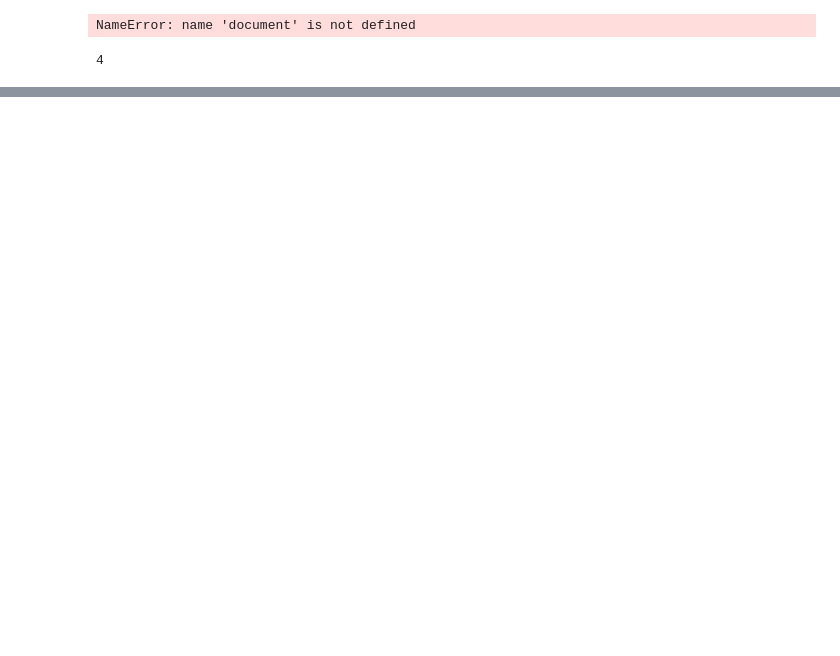
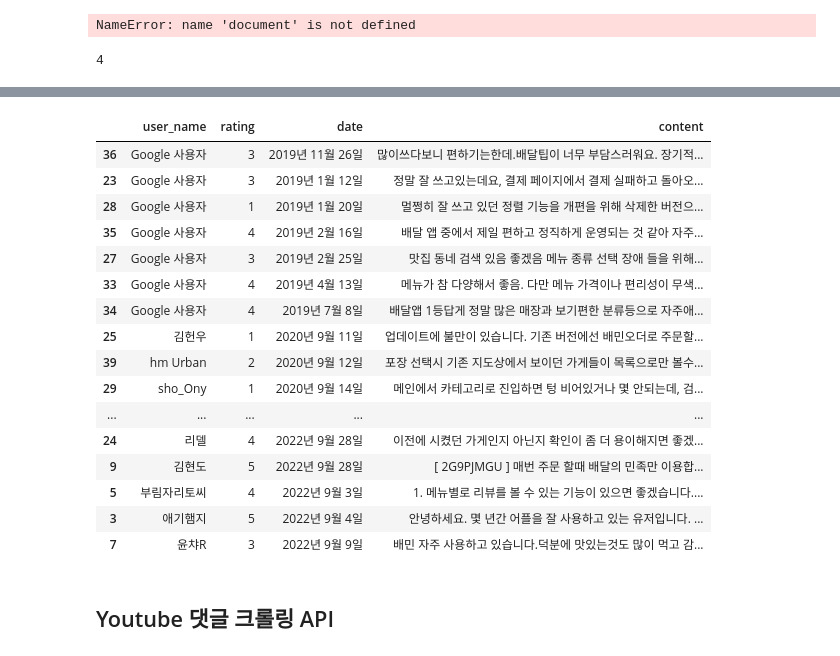
Before and after one commit to hotsun1508/DataAnalytics, a Jupyter notebook: day2_crawling/3.google_playstore.ipynb, the cells around one changed output, grey strips where cells are left out. Drawn from its saved outputs; the diff is of its cells as text; code cells hidden in the pictures; blank space fills up the shorter version.

```diff
--- a/day2_crawling/3.google_playstore.ipynb
+++ b/day2_crawling/3.google_playstore.ipynb
@@ -122,0 +363,22 @@ len(ls)
+# %%
+new_df.sort_values(by='date')
+# %% [output]
+|  | user_name | rating | date | content |
+| 36 | Google 사용자 | 3 | 2019년 11월 26일 | 많이쓰다보니 편하기는한데.배달팁이 너무 부담스러워요. 장기적... |
+| 23 | Google 사용자 | 3 | 2019년 1월 12일 | 정말 잘 쓰고있는데요, 결제 페이지에서 결제 실패하고 돌아오... |
+| 28 | Google 사용자 | 1 | 2019년 1월 20일 | 멀쩡히 잘 쓰고 있던 정렬 기능을 개편을 위해 삭제한 버전으... |
+| 35 | Google 사용자 | 4 | 2019년 2월 16일 | 배달 앱 중에서 제일 편하고 정직하게 운영되는 것 같아 자주... |
+| 27 | Google 사용자 | 3 | 2019년 2월 25일 | 맛집 동네 검색 있음 좋겠음 메뉴 종류 선택 장애 들을 위해... |
+| 33 | Google 사용자 | 4 | 2019년 4월 13일 | 메뉴가 참 다양해서 좋음. 다만 메뉴 가격이나 편리성이 무색... |
+| 34 | Google 사용자 | 4 | 2019년 7월 8일 | 배달앱 1등답게 정말 많은 매장과 보기편한 분류등으로 자주애... |
+| 25 | 김헌우 | 1 | 2020년 9월 11일 | 업데이트에 불만이 있습니다. 기존 버전에선 배민오더로 주문할... |
+| 39 | hm Urban | 2 | 2020년 9월 12일 | 포장 선택시 기존 지도상에서 보이던 가게들이 목록으로만 볼수... |
+| 29 | sho_Ony | 1 | 2020년 9월 14일 | 메인에서 카테고리로 진입하면 텅 비어있거나 몇 안되는데, 검... |
+| ... | ... | ... | ... | ... |
+| 24 | 리델 | 4 | 2022년 9월 28일 | 이전에 시켰던 가게인지 아닌지 확인이 좀 더 용이해지면 좋겠... |
+| 9 | 김현도 | 5 | 2022년 9월 28일 | [ 2G9PJMGU ] 매번 주문 할때 배달의 민족만 이용합... |
+| 5 | 부림자리토씨 | 4 | 2022년 9월 3일 | 1. 메뉴별로 리뷰를 볼 수 있는 기능이 있으면 좋겠습니다.... |
+| 3 | 애기햄지 | 5 | 2022년 9월 4일 | 안녕하세요. 몇 년간 어플을 잘 사용하고 있는 유저입니다. ... |
+| 7 | 윤챠R | 3 | 2022년 9월 9일 | 배민 자주 사용하고 있습니다.덕분에 맛있는것도 많이 먹고 감... |
+# %% [markdown]
+## Youtube 댓글 크롤링 API
```
Also changed, not shown: parts of 18 cells of this notebook, 4 other files.
